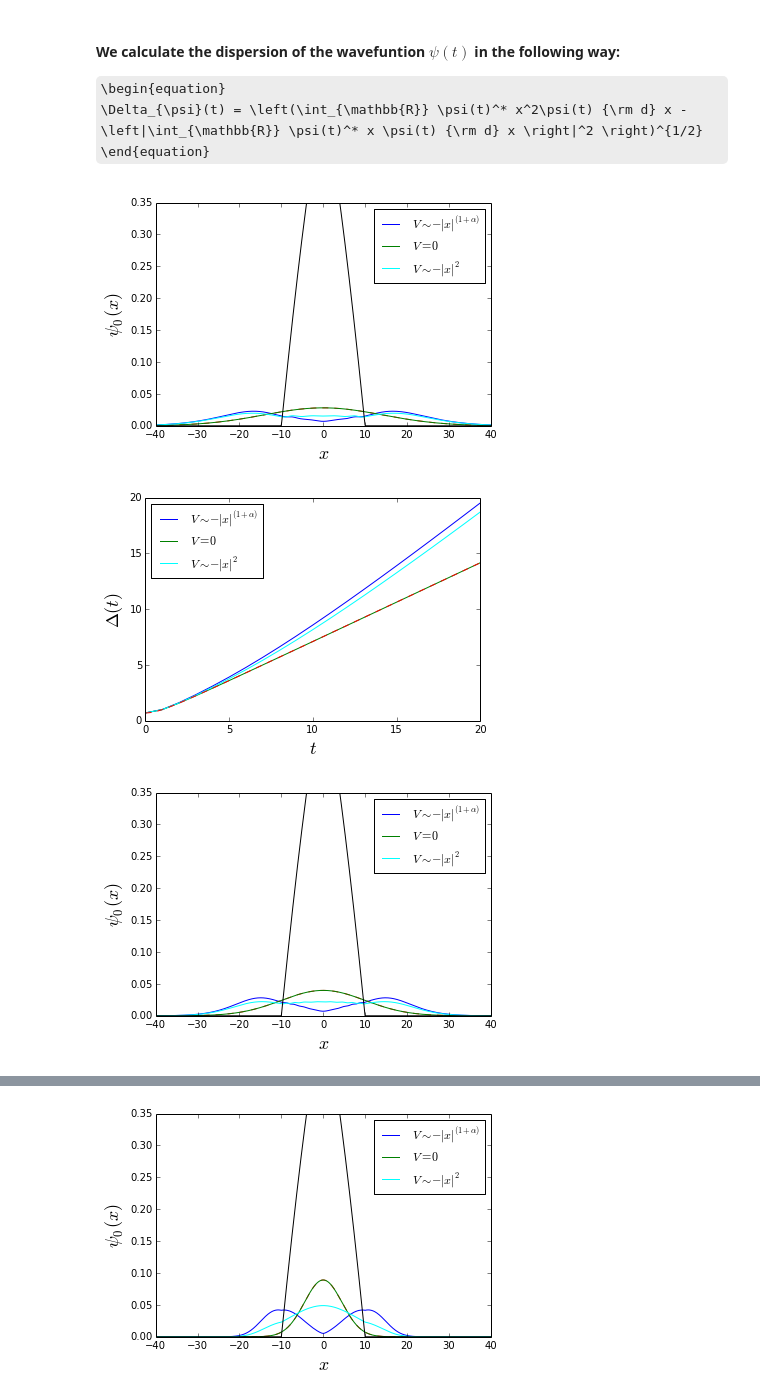
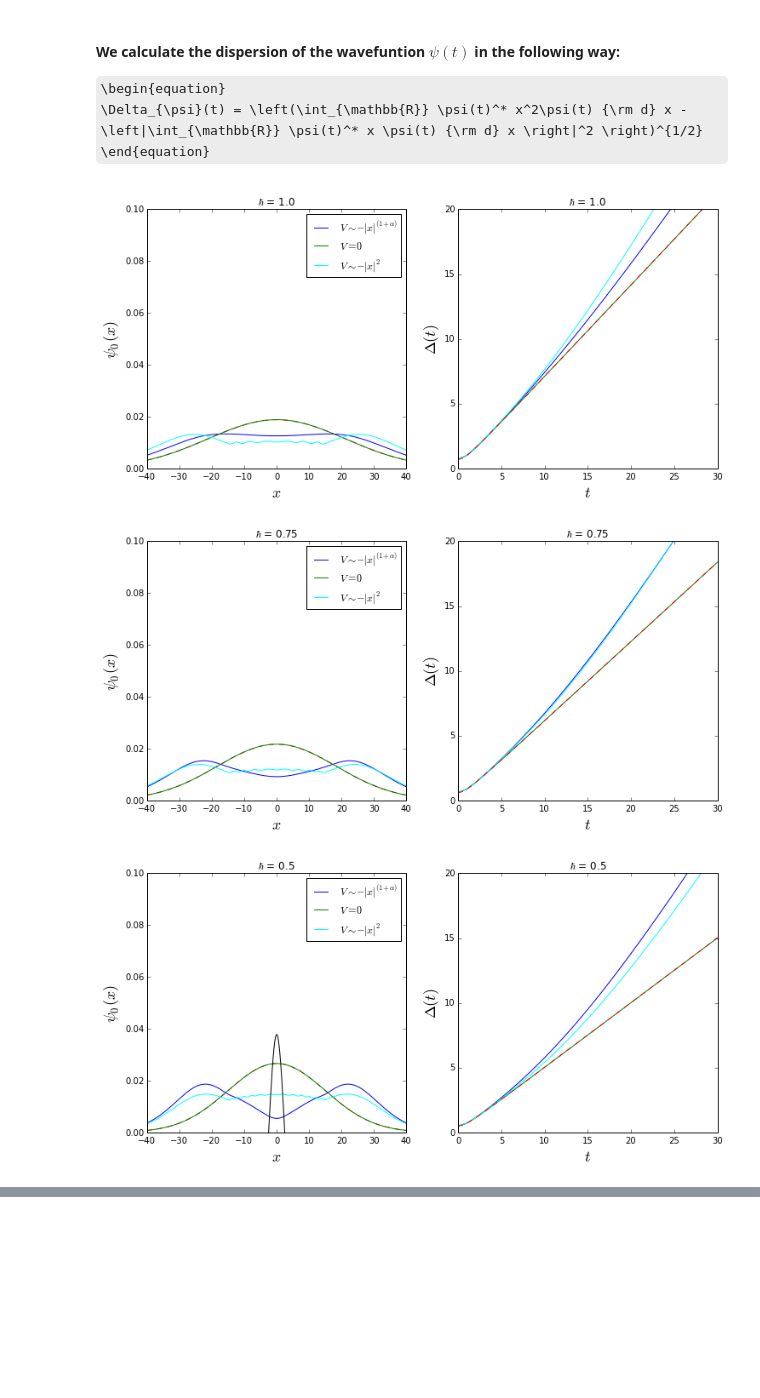
Before and after one commit to khadetushar/pySchrodinger, a Jupyter notebook: 1D Schroedinger Solver.ipynb, the cells around one changed output, grey strips where cells are left out. Cells and saved outputs as stored; diff of their text form; code cells hidden in the pictures; some formulas as TeX source; blank space fills up the shorter version.

```diff
--- a/1D Schroedinger Solver.ipynb
+++ b/1D Schroedinger Solver.ipynb
@@ -276,0 +244,11 @@ storedData = [h1p0data, h0p5data, h0p1data, h0p05data, h0p01data]
+# %%
+hbarUsed = np.array([1, 0.75, 0.5, 0.25])
+#hbarUsed = np.array([1, 0.75, 0.5, 0.25, 0.1, 0.075, 0.05, 0.01])
+
+def GetData(h, T = 20):
+    storedData = [[] for i in range(len(h))]
+    for i in range(len(h)):
+        storedData[i] = Solve_Schroedinger(hbar = h[i],  t_max = T)
+        print h[i]
+    return storedData
+storedData = GetData(hbarUsed, T = 30)
@@ -299,11 +295,13 @@ def squared_wavefunction(t, x, a, h, m, p0):
     return (1/((np.pi)**(1/2.)*a*abs(beta(t, a, h, m))))*np.exp(-(x - (p0/m)*t)**2/(a**2 * abs(beta(t, a, h, m))**2))
 
 
-def snapshop_wavefunction(observation_time = 0, data = h1p0data, minx = -20, maxx = 20):
+def snapshop_wavefunction(observation_time = 0, tf = 20, data = storedData[0], minx = -20, maxx = 20, yheight = 20):
     h = data[0].hbar
     a = np.sqrt(h)
 
-    ax = plt.figure().add_subplot(111)
+
+    fig = plt.figure(figsize=(12, 12))
+    ax = fig.add_subplot(221)
     ax.plot(data[0].x,
             np.abs(data[0].psi_x_full[observation_time])**2,'b-',
             label = '$V\\sim -|x|^{(1+ \\alpha)}$',
@@ -321,61 +319,55 @@ def snapshop_wavefunction(observation_time = 0, data = h1p0data, minx = -20, max
             label = '$V\\sim -|x|^2$',
             color = 'cyan')
     ax.plot(data[0].x,
-            data[0].V_x,
+            data[0].V_x - 0.45,
             color = 'black')
+    ax.set_title("$\\hbar$ = {0}".format(h))
     ax.legend(loc = "best")
     ax.set_xlim(minx, maxx)
-    ax.set_ylim(0, .35)
+    ax.set_ylim(0, .1)
     ax.set_xlabel('$x$', fontsize = 18)
     ax.set_ylabel('$\\psi_0(x)$', fontsize = 18)
    # plt.gcf().savefig('snapshot_psi{0}.pdf'.format(data), format = 'pdf')
 
-
-
-def dispersion(tf = 10, yheight = 30, data = h1p0data):
-    h = data[0].hbar
-    a = np.sqrt(h)
     time = np.arange(0, data[0].dispersion_vs_t.shape[0]).astype(np.float)
     tfine = np.arange(0, 100, .01).astype(np.float)
     #Analytical formulas
+
     hagedorndispersion = 1/np.sqrt(2)*tfine*a*np.cosh(tfine/np.sqrt(10)) #parabolic potential, valid in semiclassical limit
     lineardispersion = packet_dispersion(tfine, a, h, 1)
     lineardispersionerr = packet_dispersion(time, a, h, 1)
 
-    ax = plt.figure().add_subplot(111)
+    ax = fig.add_subplot(222)
     ax.plot(time,
             data[0].dispersion_vs_t,
-            label = '$V\\sim -|x|^{(1+\\alpha)}$',
             color = 'blue')
     ax.plot(time,
             data[1].dispersion_vs_t,
-            label = '$V =  0$',
             color = 'green')
     ax.plot(time,
             data[2].dispersion_vs_t,
-            label = '$V\\sim -|x|^2$',
             color = 'cyan')
     #ax.plot(tfine, hagedorndispersion,  color = 'purple', label = 'Hagedorn Asymp.')
     ax.plot(tfine, lineardispersion,'--',  color = 'red')
+    ax.set_title("$\\hbar$ = {0}".format(h))
     ax.set_xlim(0, tf)
     ax.set_ylim(0, yheight)
     ax.legend(loc = "best")
     ax.set_xlabel('$t$', fontsize = 18)
     ax.set_ylabel('$\\Delta(t)$', fontsize = 18)
-#   plt.gcf().savefig('dispersion{0}.pdf'.format(data), format = 'pdf')
 # %% [markdown]
 #### We calculate the dispersion of the wavefuntion $\psi(t)$ in the following way:
 \begin{equation}
 \Delta_{\psi}(t) = \left(\int_{\mathbb{R}} \psi(t)^* x^2\psi(t) {\rm d} x - \left|\int_{\mathbb{R}} \psi(t)^* x \psi(t) {\rm d} x \right|^2 \right)^{1/2}
 \end{equation}
 # %%
-def plotResults(T = 20, domainsize = 40, yH = 20):
+def plotResults(T = 30, domainsize = 40, yH = 20):
     for i in range(len(storedData)):
-        snapshop_wavefunction(observation_time = T, data = storedData[i],  minx = -domainsize, maxx = domainsize)
-        dispersion(tf = T, yheight = yH, data = storedData[i])
+        snapshop_wavefunction(observation_time = T, tf = T, data = storedData[i],  minx = -domainsize, maxx = domainsize, yheight = yH)
+        #dispersion(tf = T, yheight = yH, data = hstoredData[i])
     return None
 plotResults()
 # %% [output]
-[figure, old version]
+[figure, new version]
-[figure, old version]
+[figure, new version]
-[figure, old version]
+[figure, new version]
@@ -383 +374,0 @@ plotResults()
-[figure, removed]
```
Also changed, not shown: parts of 9 cells of this notebook.
